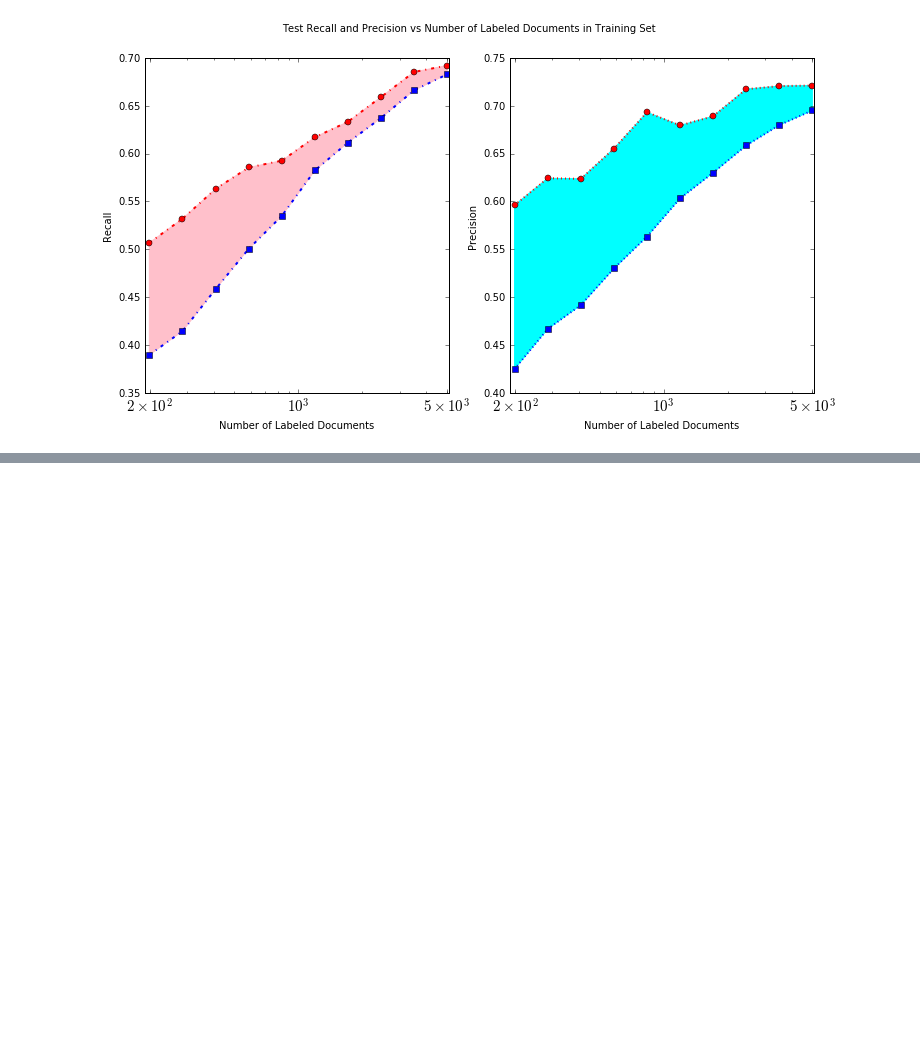
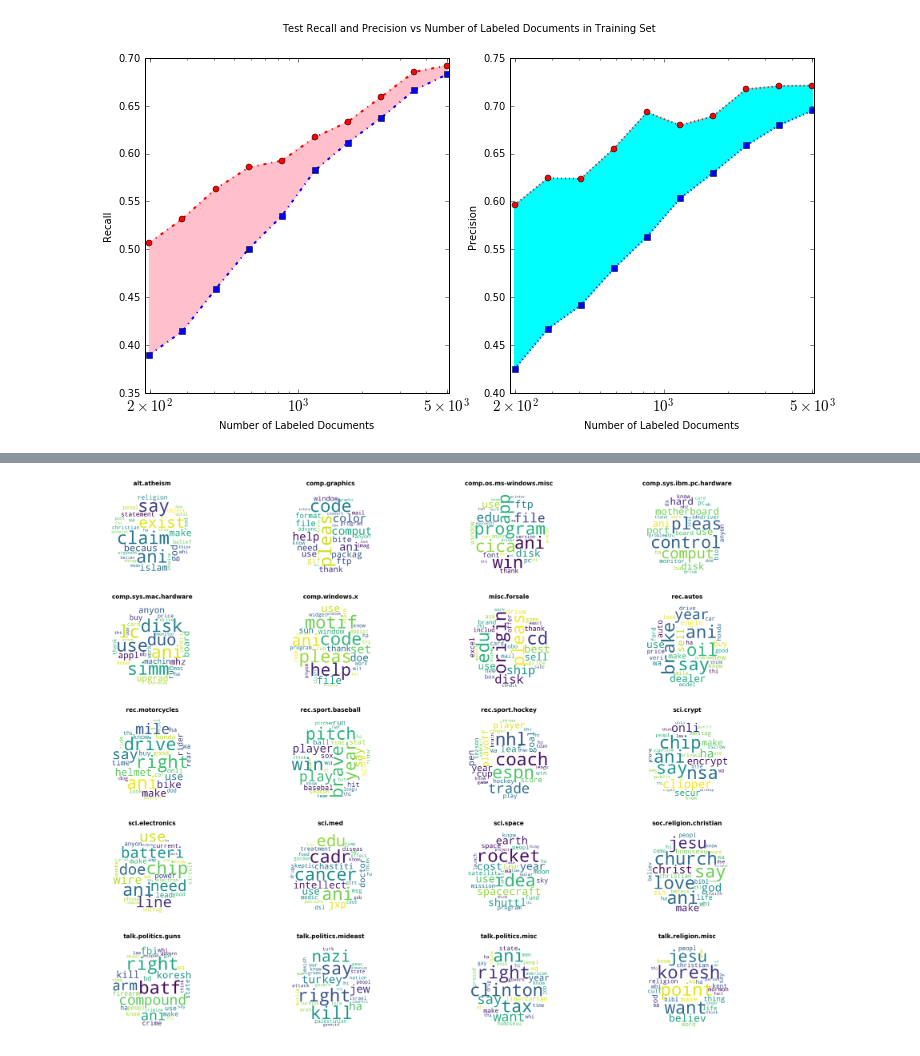
Before and after one commit to jerry-shijieli/Text_Classification_Using_EM_And_Semisupervied_Learning, a Jupyter notebook: code/EM_NB_text_classification_v5.ipynb, the cells around one changed output, grey strips where cells are left out. Drawn from its saved outputs; the diff is of its cells as text; code cells hidden in the pictures; blank space fills up the shorter version.

```diff
--- a/code/EM_NB_text_classification_v5.ipynb
+++ b/code/EM_NB_text_classification_v5.ipynb
@@ -428,0 +453,3 @@ plt.show()
+# %%
+show_topK(em_nb_clf, vectorizer, category_names, K=30) # keywords for each class by semisupervised EM NB classifier
+# %% [output]
@@ -428,0 +476 @@ plt.show()
+[figure, added]
```
Also changed, not shown: parts of 2 cells of this notebook, 1 other file.
